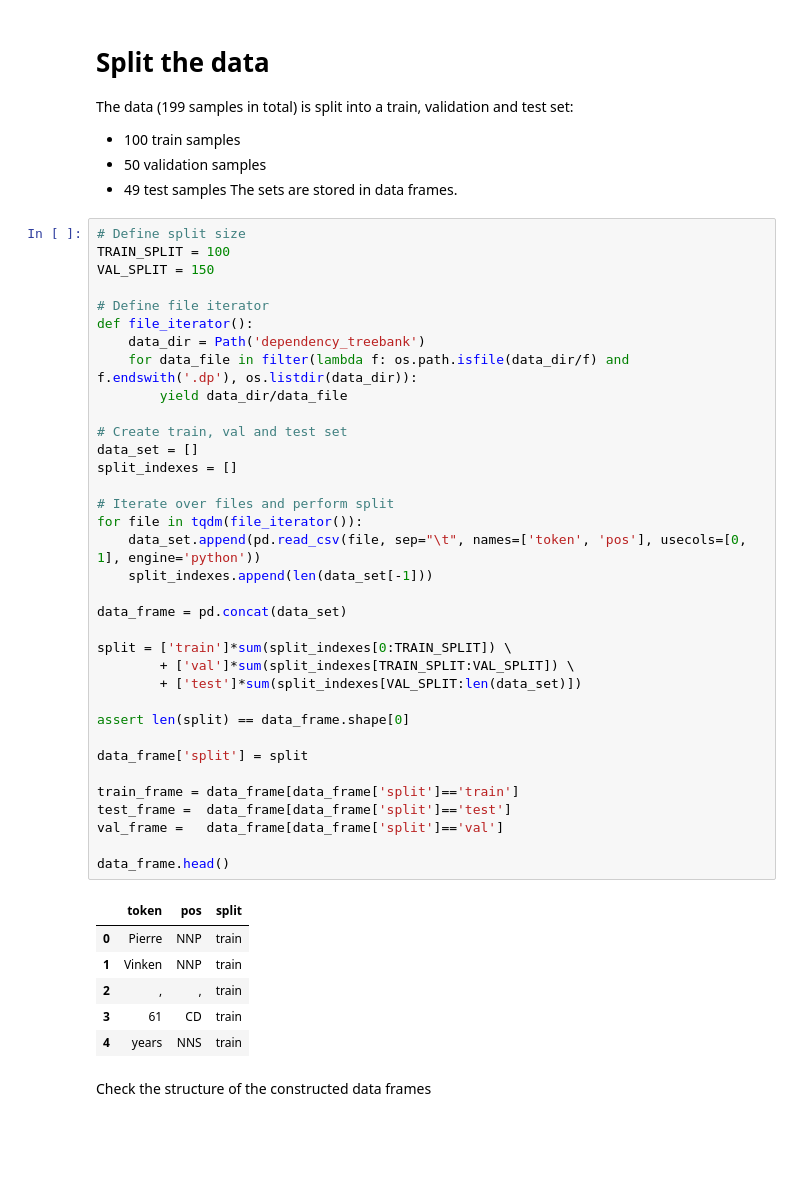
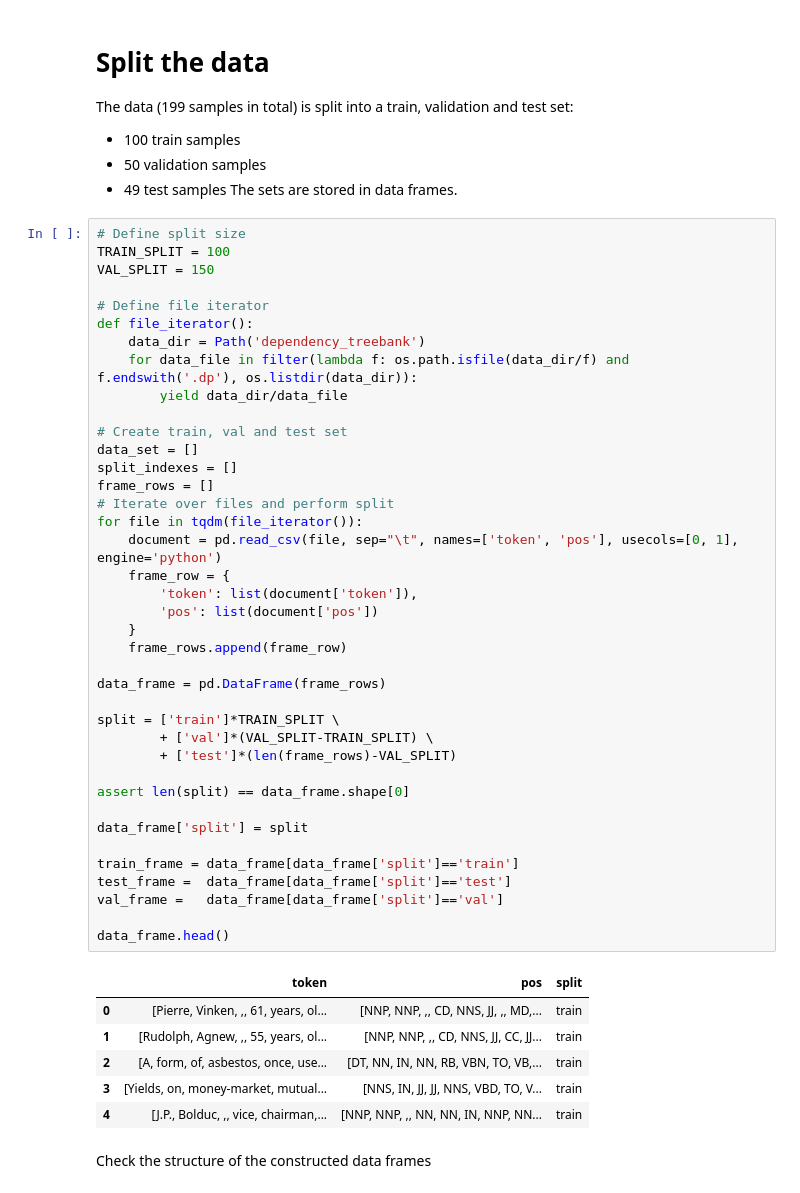
Before and after one commit to michaelSt9898/nlp_assignment_project, a Jupyter notebook: assignment_1.ipynb, the cells around one changed output. Cells and saved outputs as stored; diff of their text form; blank space fills up the shorter version.

```diff
--- a/assignment_1.ipynb
+++ b/assignment_1.ipynb
@@ -60,45 +57,49 @@ The sets are stored in data frames.
 # %%
 # Define split size
 TRAIN_SPLIT = 100
 VAL_SPLIT = 150
 
 # Define file iterator
 def file_iterator():
     data_dir = Path('dependency_treebank')
     for data_file in filter(lambda f: os.path.isfile(data_dir/f) and f.endswith('.dp'), os.listdir(data_dir)):
         yield data_dir/data_file
 
 # Create train, val and test set
 data_set = []
 split_indexes = []
-
+frame_rows = []
 # Iterate over files and perform split
 for file in tqdm(file_iterator()):
-    data_set.append(pd.read_csv(file, sep="\t", names=['token', 'pos'], usecols=[0, 1], engine='python'))
-    split_indexes.append(len(data_set[-1]))
+    document = pd.read_csv(file, sep="\t", names=['token', 'pos'], usecols=[0, 1], engine='python')
+    frame_row = {
+        'token': list(document['token']),
+        'pos': list(document['pos'])
+    }
+    frame_rows.append(frame_row)
 
-data_frame = pd.concat(data_set)
+data_frame = pd.DataFrame(frame_rows)
 
-split = ['train']*sum(split_indexes[0:TRAIN_SPLIT]) \
-        + ['val']*sum(split_indexes[TRAIN_SPLIT:VAL_SPLIT]) \
-        + ['test']*sum(split_indexes[VAL_SPLIT:len(data_set)])
+split = ['train']*TRAIN_SPLIT \
+        + ['val']*(VAL_SPLIT-TRAIN_SPLIT) \
+        + ['test']*(len(frame_rows)-VAL_SPLIT)
 
 assert len(split) == data_frame.shape[0]
 
 data_frame['split'] = split
 
 train_frame = data_frame[data_frame['split']=='train']
 test_frame =  data_frame[data_frame['split']=='test']
 val_frame =   data_frame[data_frame['split']=='val']
 
 data_frame.head()
 # %% [output]
 |  | token | pos | split |
-| 0 | Pierre | NNP | train |
-| 1 | Vinken | NNP | train |
-| 2 | , | , | train |
-| 3 | 61 | CD | train |
-| 4 | years | NNS | train |
+| 0 | [Pierre, Vinken, ,, 61, years, ol... | [NNP, NNP, ,, CD, NNS, JJ, ,, MD,... | train |
+| 1 | [Rudolph, Agnew, ,, 55, years, ol... | [NNP, NNP, ,, CD, NNS, JJ, CC, JJ... | train |
+| 2 | [A, form, of, asbestos, once, use... | [DT, NN, IN, NN, RB, VBN, TO, VB,... | train |
+| 3 | [Yields, on, money-market, mutual... | [NNS, IN, JJ, JJ, NNS, VBD, TO, V... | train |
+| 4 | [J.P., Bolduc, ,, vice, chairman,... | [NNP, NNP, ,, NN, NN, IN, NNP, NN... | train |
 # %% [markdown]
 Check the structure of the constructed data frames
 # %% [markdown]
```
Also changed, not shown: parts of 7 cells of this notebook, 1 other file.
